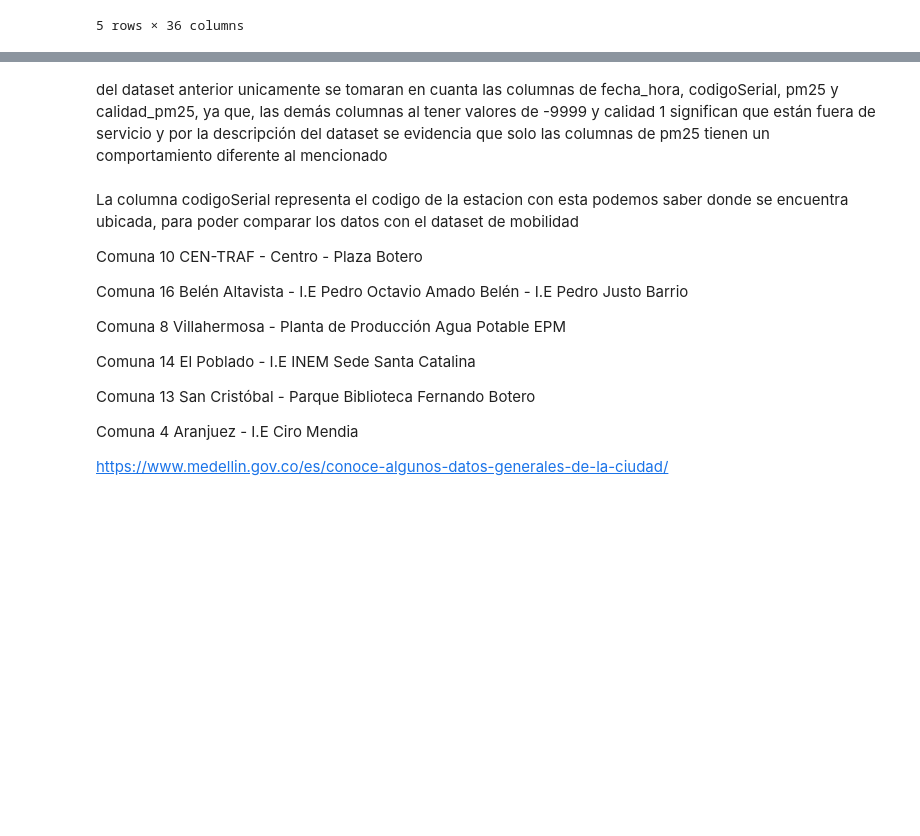
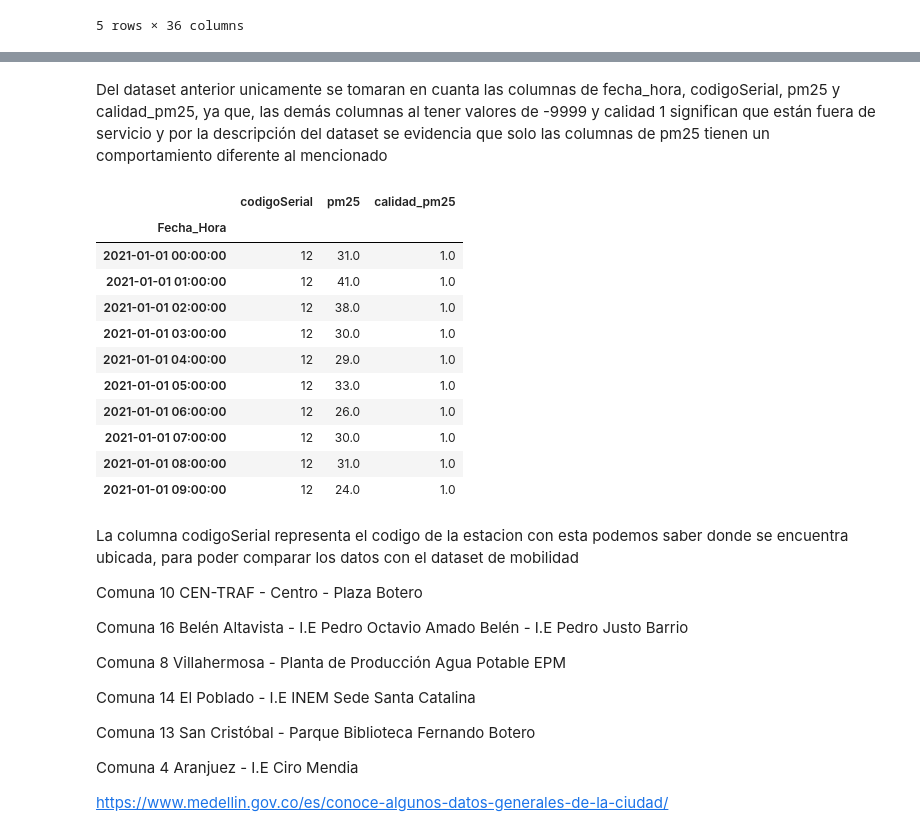
Before and after one commit to Matu10100/AirQuality_Prediction, a Jupyter notebook: Programacion/ProyectoGrado-EDA_V1.ipynb, the cells around one changed output, grey strips where cells are left out. Cells and saved outputs as stored; diff of their text form; code cells hidden in the pictures; blank space fills up the shorter version.

Commit message:
Cambios en ingnesta de datos de train, cambio las colummnas a usar en el dataset eliminando las no nesecarias. Adicional añado al .gitignore que ignore los .csv

```diff
--- a/Programacion/ProyectoGrado-EDA_V1.ipynb
+++ b/Programacion/ProyectoGrado-EDA_V1.ipynb
@@ -64,2 +69,2 @@ Train_air.describe()
 # %% [markdown]
-del dataset anterior unicamente se tomaran en cuanta las columnas de fecha_hora, codigoSerial, pm25 y calidad_pm25, ya que, las demás columnas al tener valores de -9999 y calidad 1 significan que están fuera de servicio y por la descripción del dataset se evidencia que solo las columnas de pm25 tienen un comportamiento diferente al mencionado
+Del dataset anterior unicamente se tomaran en cuanta las columnas de fecha_hora, codigoSerial, pm25 y calidad_pm25, ya que, las demás columnas al tener valores de -9999 y calidad 1 significan que están fuera de servicio y por la descripción del dataset se evidencia que solo las columnas de pm25 tienen un comportamiento diferente al mencionado
@@ -70,6 +73,21 @@ Air.loc[:,'Fecha_Hora'] = pd.to_datetime(Air['Fecha_Hora'], format='%Y-%m-%d %H:
 # %%
 # Establecer la columna 'fecha' como índice
 Air.set_index('Fecha_Hora', inplace=True)
+# %%
+Air.head(10)
+# %% [output]
+|  | codigoSerial | pm25 | calidad_pm25 |
+| Fecha_Hora |  |  |  |
+| 2021-01-01 00:00:00 | 12 | 31.0 | 1.0 |
+| 2021-01-01 01:00:00 | 12 | 41.0 | 1.0 |
+| 2021-01-01 02:00:00 | 12 | 38.0 | 1.0 |
+| 2021-01-01 03:00:00 | 12 | 30.0 | 1.0 |
+| 2021-01-01 04:00:00 | 12 | 29.0 | 1.0 |
+| 2021-01-01 05:00:00 | 12 | 33.0 | 1.0 |
+| 2021-01-01 06:00:00 | 12 | 26.0 | 1.0 |
+| 2021-01-01 07:00:00 | 12 | 30.0 | 1.0 |
+| 2021-01-01 08:00:00 | 12 | 31.0 | 1.0 |
+| 2021-01-01 09:00:00 | 12 | 24.0 | 1.0 |
 # %% [markdown]
 La columna codigoSerial representa el codigo de la estacion con esta podemos saber donde se encuentra ubicada, para poder comparar los datos con el dataset de mobilidad
 
```
Also changed, not shown: parts of 4 cells of this notebook, 1 other file.
